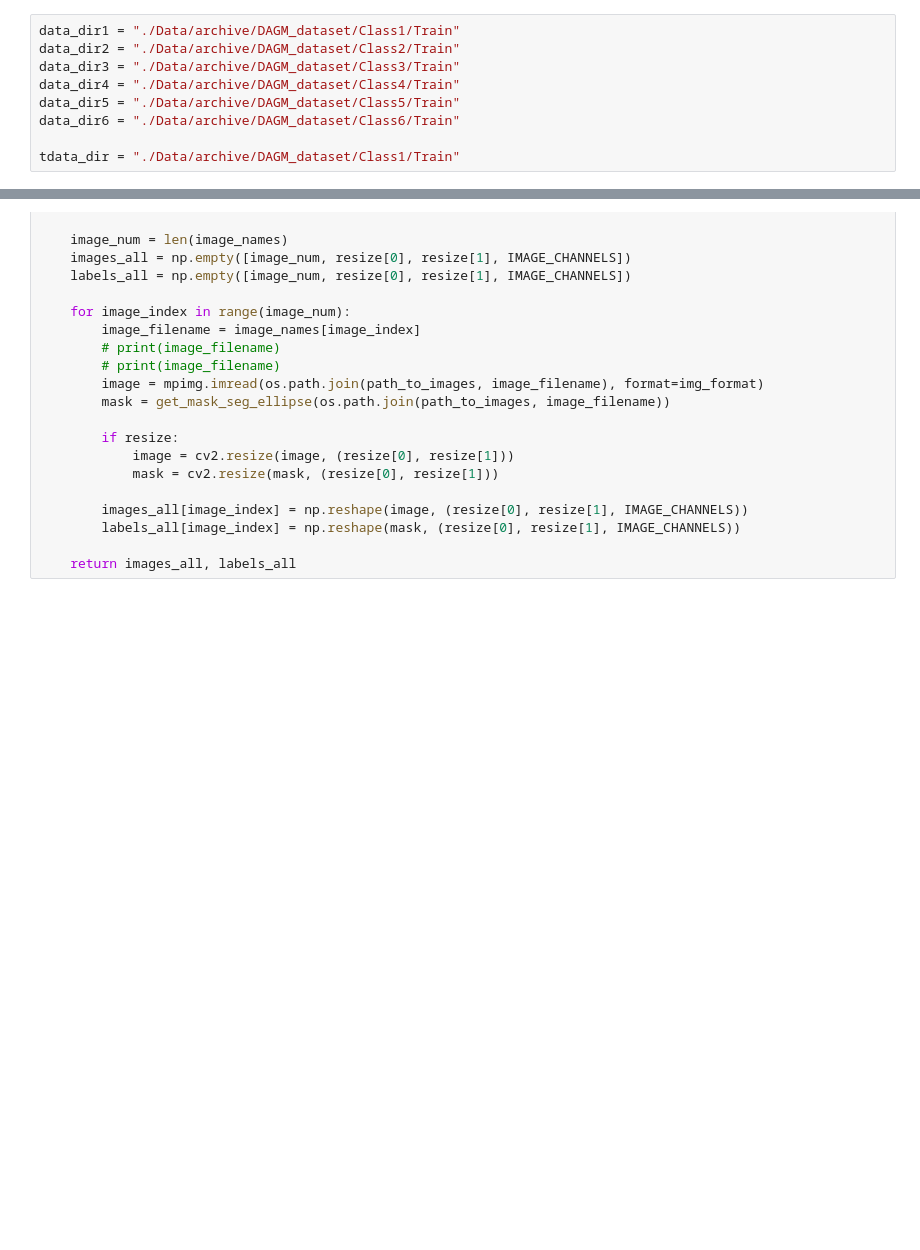
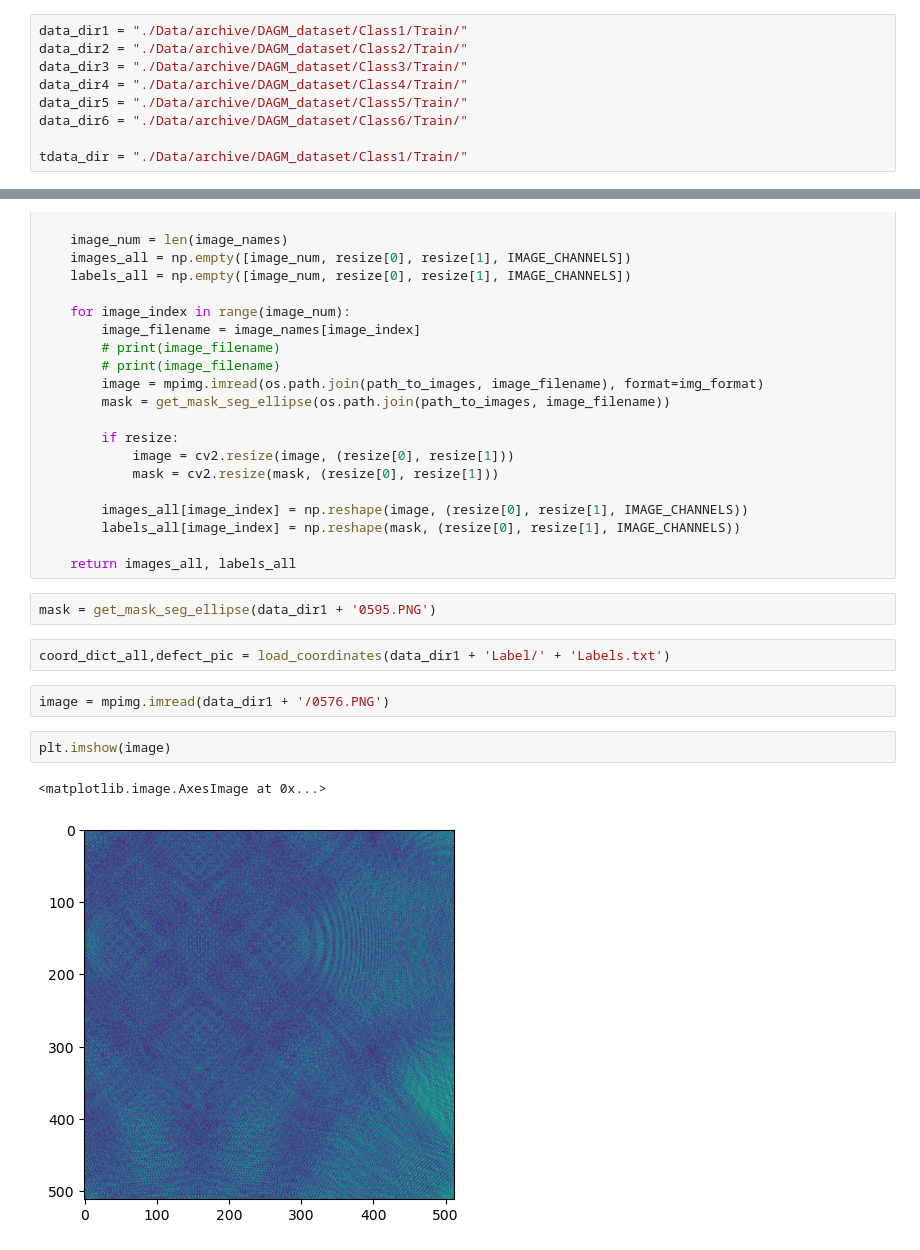
Before and after one commit to surajad97/surface-defect-detection, a Jupyter notebook: UNet_defect_detection_notebook.ipynb, the cells around one changed output, grey strips where cells are left out. Drawn from its saved outputs; the diff is of its cells as text; blank space fills up the shorter version.

```diff
--- a/UNet_defect_detection_notebook.ipynb
+++ b/UNet_defect_detection_notebook.ipynb
@@ -7,14 +7,14 @@ import shutil
 import xmltodict
 import numpy as np
 # %%
-data_dir1 = "./Data/archive/DAGM_dataset/Class1/Train"
-data_dir2 = "./Data/archive/DAGM_dataset/Class2/Train"
-data_dir3 = "./Data/archive/DAGM_dataset/Class3/Train"
-data_dir4 = "./Data/archive/DAGM_dataset/Class4/Train"
-data_dir5 = "./Data/archive/DAGM_dataset/Class5/Train"
-data_dir6 = "./Data/archive/DAGM_dataset/Class6/Train"
+data_dir1 = "./Data/archive/DAGM_dataset/Class1/Train/"
+data_dir2 = "./Data/archive/DAGM_dataset/Class2/Train/"
+data_dir3 = "./Data/archive/DAGM_dataset/Class3/Train/"
+data_dir4 = "./Data/archive/DAGM_dataset/Class4/Train/"
+data_dir5 = "./Data/archive/DAGM_dataset/Class5/Train/"
+data_dir6 = "./Data/archive/DAGM_dataset/Class6/Train/"
 
-tdata_dir = "./Data/archive/DAGM_dataset/Class1/Train"
+tdata_dir = "./Data/archive/DAGM_dataset/Class1/Train/"
 # %%
 def get_mask_seg_ellipse(path_to_img):
     # get the image
@@ -134,5 +134,16 @@ def load_images_masks(path_to_images, img_type, img_format, resize):
         labels_all[image_index] = np.reshape(mask, (resize[0], resize[1], IMAGE_CHANNELS))
 
     return images_all, labels_all
+# %%
+mask = get_mask_seg_ellipse(data_dir1 + '0595.PNG')
+# %%
+coord_dict_all,defect_pic = load_coordinates(data_dir1 + 'Label/' + 'Labels.txt')
+# %%
+image = mpimg.imread(data_dir1 + '/0576.PNG')
+# %%
+plt.imshow(image)
+# %% [output]
+<matplotlib.image.AxesImage at 0x...>
+[figure, added]
 # %%
 X1, y1 = load_images_masks(data_dir1, img_type='PNG', img_format='gray', resize=(512, 512))
```
Also changed, not shown: parts of 8 cells of this notebook, 4 other files.
